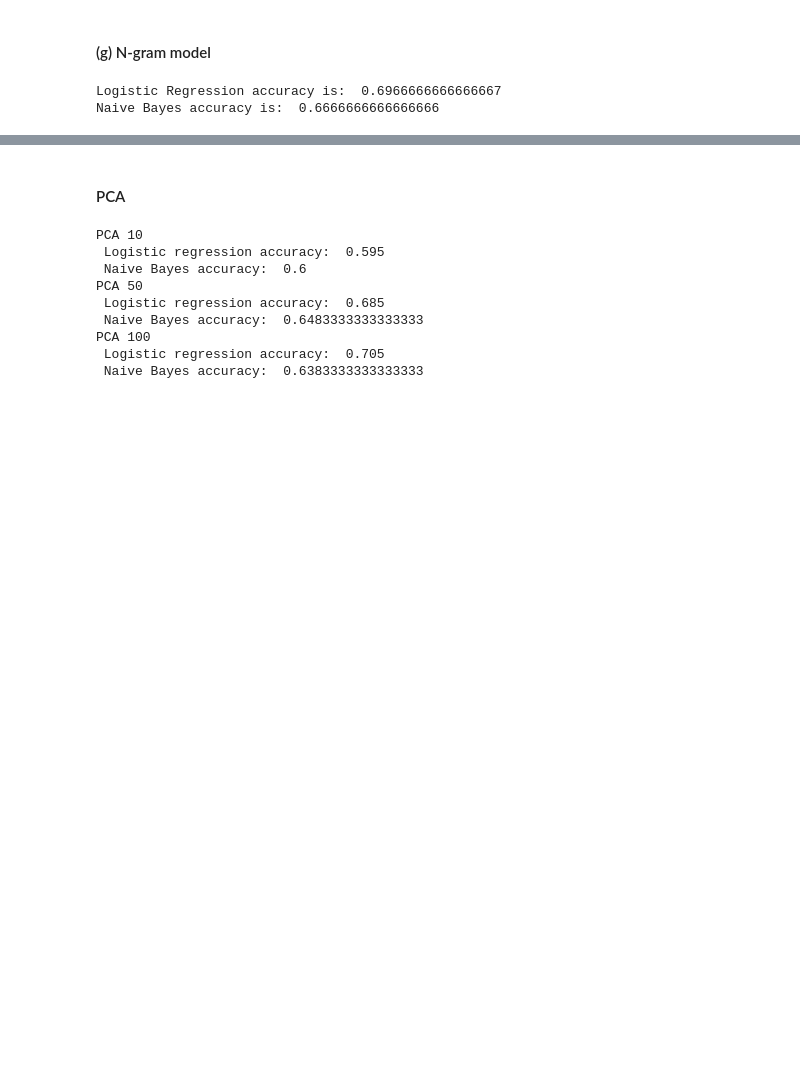
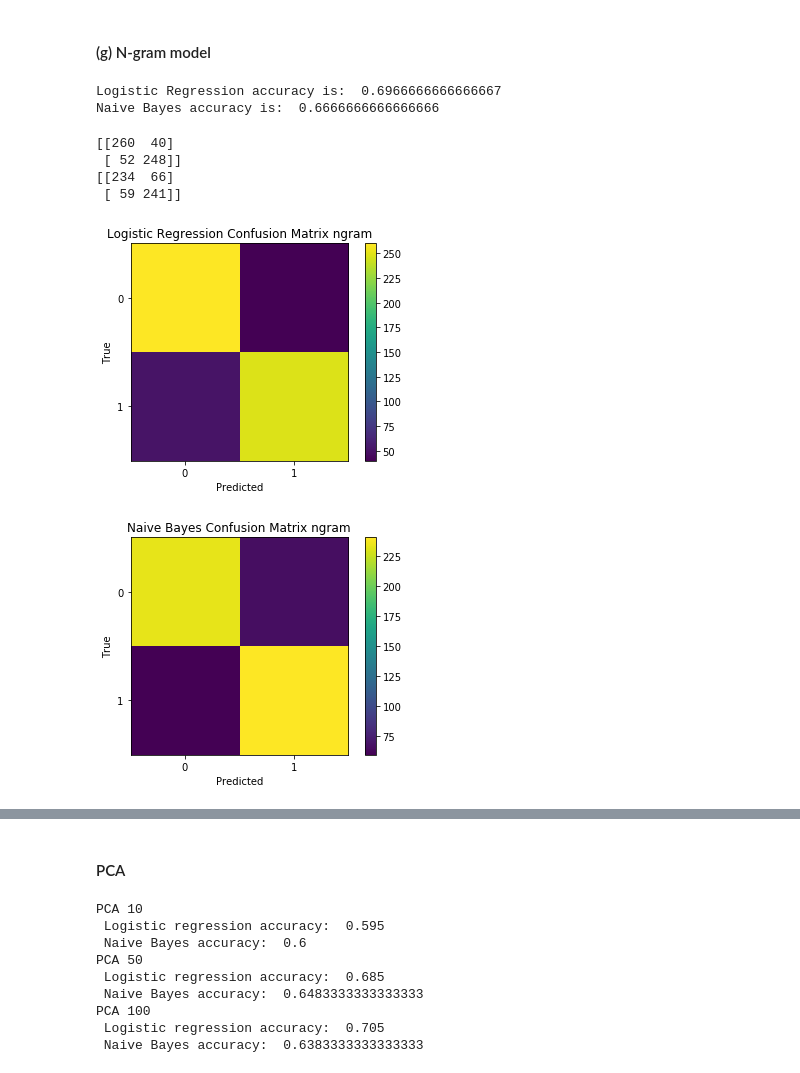
Before and after one commit to simirajpal/Applied-Machine-Learning, a Jupyter notebook: Assignment_3/Homework3_Code.ipynb, the cells around one changed output, grey strips where cells are left out. Drawn from its saved outputs; the diff is of its cells as text; code cells hidden in the pictures; blank space fills up the shorter version.

```diff
--- a/Assignment_3/Homework3_Code.ipynb
+++ b/Assignment_3/Homework3_Code.ipynb
@@ -242,5 +254,6 @@ def Sentiment_Analysis(train_data, train_labels, test_data, test_labels):
 # %%
-lr_acc, gnb_acc, cfn_matrix_lr, cfn_matrix_gnb = Sentiment_Analysis(train_data['Vectors'], train_data['Label'], \
+lr_acc, gnb_acc, cfn_matrix_lr, cfn_matrix_gnb, \
+lr_weight, gnb_weight = Sentiment_Analysis(train_data['Vectors'], train_data['Label'], \
                                                  test_data['Vectors'], test_data['Label'])
 
 # display logistic regression confusion matrix
@@ -352,3 +411,34 @@ print("Naive Bayes accuracy is: ", gnb_acc_2)
 # %% [output]
 Logistic Regression accuracy is:  0.6966666666666667
 Naive Bayes accuracy is:  0.6666666666666666
+# %%
+# display logistic regression confusion matrix
+print(cfn_matrix_lr)
+
+# display the matrix in an intuitive way
+fig, ax = plt.subplots()
+plt.imshow(cfn_matrix_lr)
+plt.colorbar()
+plt.title('Logistic Regression Confusion Matrix ngram')
+classes = [0,1]
+ax.set(xticks=classes,yticks=classes,xticklabels=classes,yticklabels=classes,ylabel='True',xlabel='Predicted');
+plt.savefig('LR_ConfMatrix_n')
+
+# display naive bayes confusion matrix
+print(cfn_matrix_gnb)
+
+# display the matrix in an intuitive way
+fig, ax = plt.subplots()
+plt.imshow(cfn_matrix_gnb)
+plt.colorbar()
+plt.title('Naive Bayes Confusion Matrix ngram')
+classes = [0,1]
+ax.set(xticks=classes,yticks=classes,xticklabels=classes,yticklabels=classes,ylabel='True',xlabel='Predicted');
+plt.savefig('NB_ConfMatrix_n')
+# %% [output]
+[[260  40]
+ [ 52 248]]
+[[234  66]
+ [ 59 241]]
+[figure, added]
+[figure, added]
```
Also changed, not shown: parts of 16 cells of this notebook, 5 other files.
